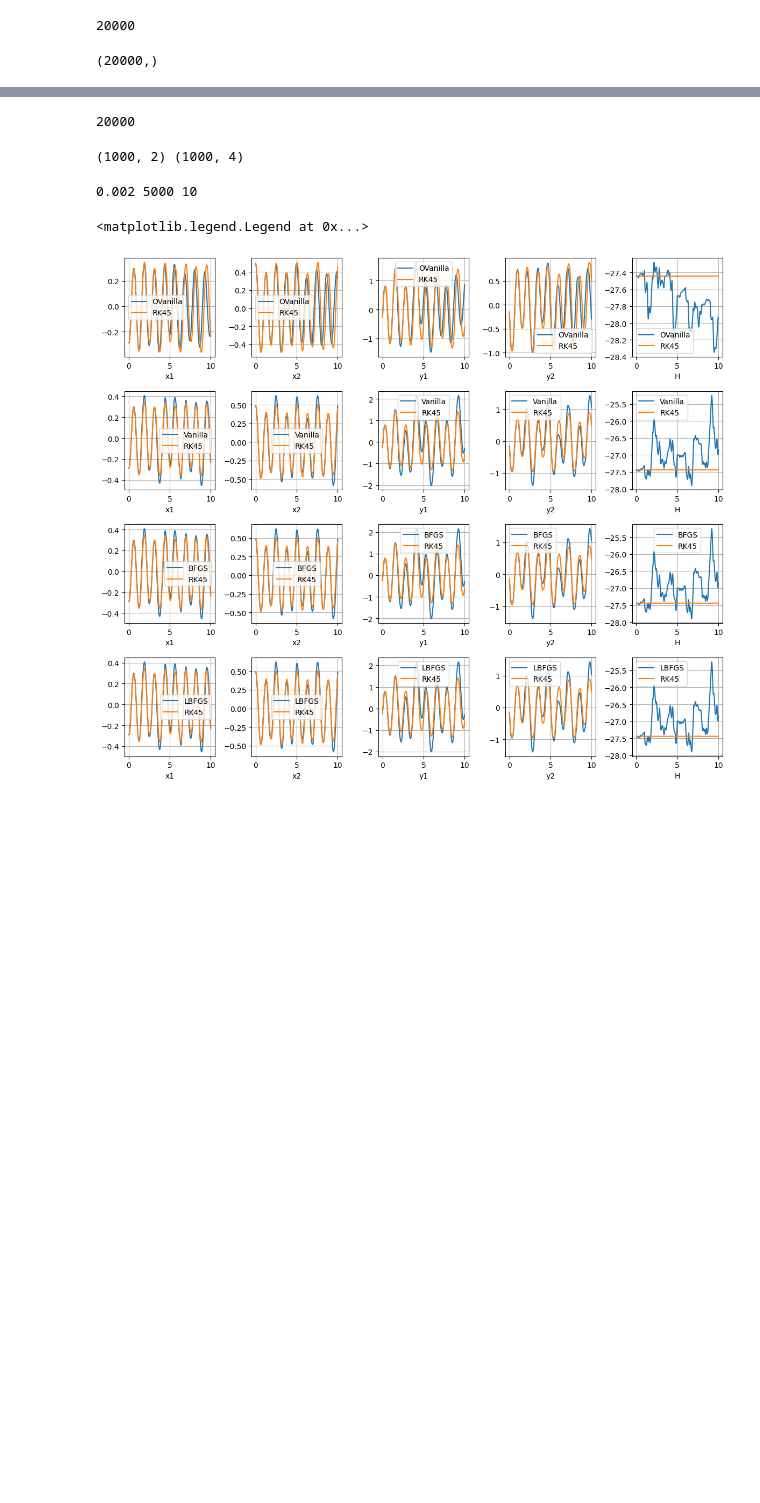
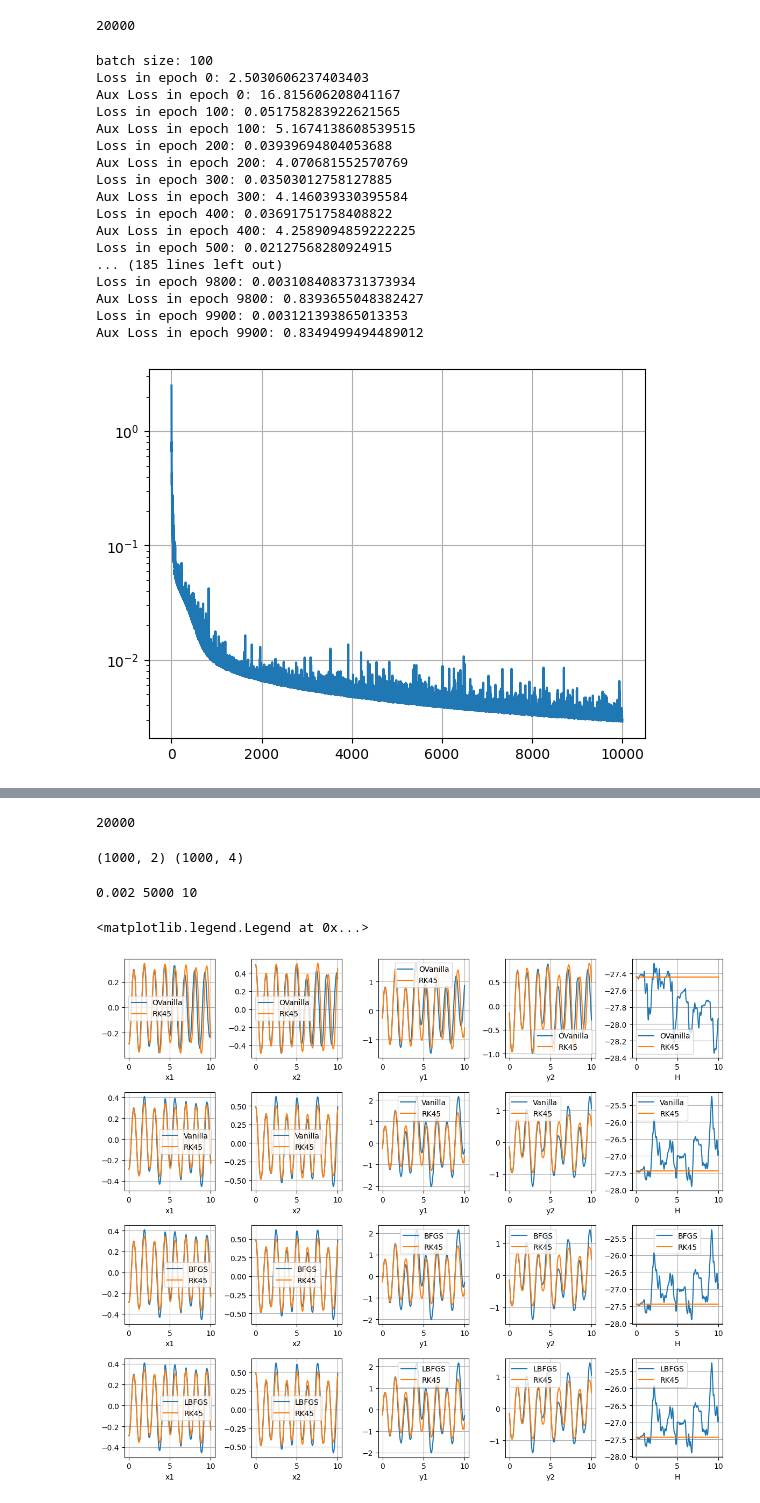
Before and after one commit to WasiimMK/CDeepONet, a Jupyter notebook: Linux/(Test)TimeStepping_ParamsLBFGS_ConsBFGS_DoublePend.ipynb, the cells around one changed output, grey strips where cells are left out. Drawn from its saved outputs; the diff is of its cells as text; code cells hidden in the pictures; blank space fills up the shorter version.

```diff
--- a/Linux/(Test)TimeStepping_ParamsLBFGS_ConsBFGS_DoublePend.ipynb
+++ b/Linux/(Test)TimeStepping_ParamsLBFGS_ConsBFGS_DoublePend.ipynb
@@ -639,7 +658,7 @@ def train_network(params, des, sensors, epochs=100):
     print("batch size:", batch_size)
 
     lr = 1e-3
-    optimizer = optax.adam(lr)
+    optimizer = optax.sgd(lr)
     opt_state = optimizer.init(params)
 
     ds_z = tf.data.Dataset.from_tensor_slices(sensors)
@@ -665,7 +684,7 @@ def train_network(params, des, sensors, epochs=100):
 
         epoch_loss[i] /= batch_size
 
-        if i % 1  == 0:
+        if i % 100  == 0:
             print(f'Loss in epoch {i}: {epoch_loss[i]}')
             print(f'Aux Loss in epoch {i}: {epoch_aux_loss[i]}')
 
@@ -683,18 +702,35 @@ print(param_count)
 # %% [output]
 20000
 # %%
-tree_info, shapes, params_flat = flatten_pytree(params)
-params_flat = jnp.load("P_t1.0_1000_5000_ep_DP.npy")
-print(params_flat.shape)
-params = reconstruct_pytree(tree_info, shapes, params_flat)
+# tree_info, shapes, params_flat = flatten_pytree(params)
+# params_flat = jnp.load("P_t1.0_1000_5000_ep_DP.npy")
+# print(params_flat.shape)
+# params = reconstruct_pytree(tree_info, shapes, params_flat)
-# %% [output]
-(20000,)
 # %%
-# epochs = 2000
-# params, loss = train_network(params, de_points, zsensors, epochs)
+epochs = 10000
+params, loss = train_network(params, de_points, zsensors, epochs)
 
-# plt.semilogy(loss)
-# plt.grid()
+plt.semilogy(loss)
+plt.grid()
+# %% [output]
+batch size: 100
+Loss in epoch 0: 2.5030606237403403
+Aux Loss in epoch 0: 16.815606208041167
+Loss in epoch 100: 0.051758283922621565
+Aux Loss in epoch 100: 5.1674138608539515
+Loss in epoch 200: 0.03939694804053688
+Aux Loss in epoch 200: 4.070681552570769
+Loss in epoch 300: 0.03503012758127885
+Aux Loss in epoch 300: 4.146039330395584
+Loss in epoch 400: 0.03691751758408822
+Aux Loss in epoch 400: 4.2589094859222225
+Loss in epoch 500: 0.02127568280924915
+... (185 lines left out)
+Loss in epoch 9800: 0.0031084083731373934
+Aux Loss in epoch 9800: 0.8393655048382427
+Loss in epoch 9900: 0.003121393865013353
+Aux Loss in epoch 9900: 0.8349499494489012
+[figure, added]
 # %%
 n = 500
 t = np.linspace(t0, tfinal, n)
```
Also changed, not shown: parts of 5 cells of this notebook, 3 other files.
